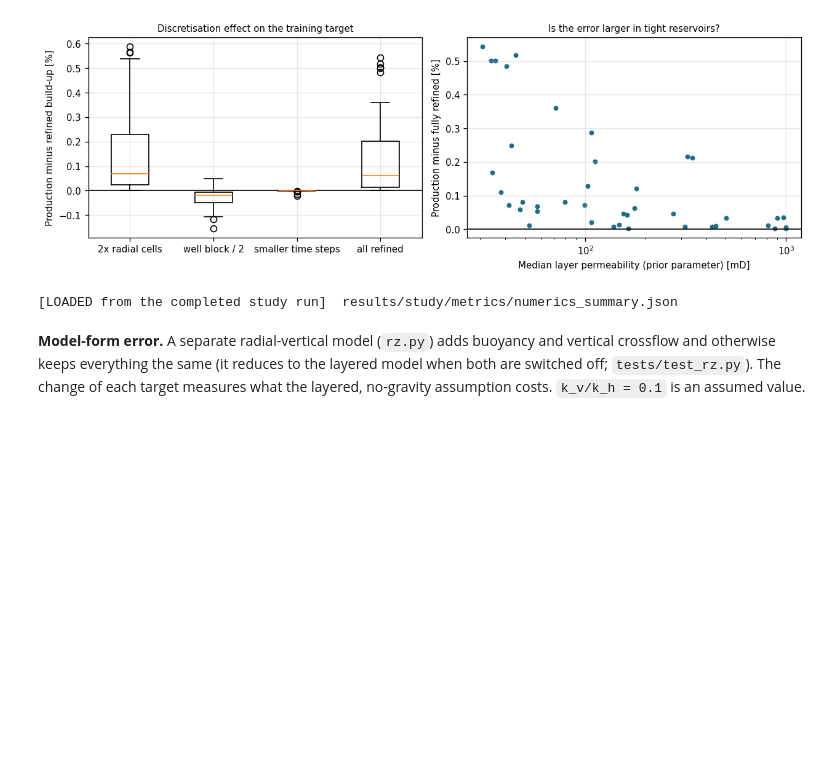
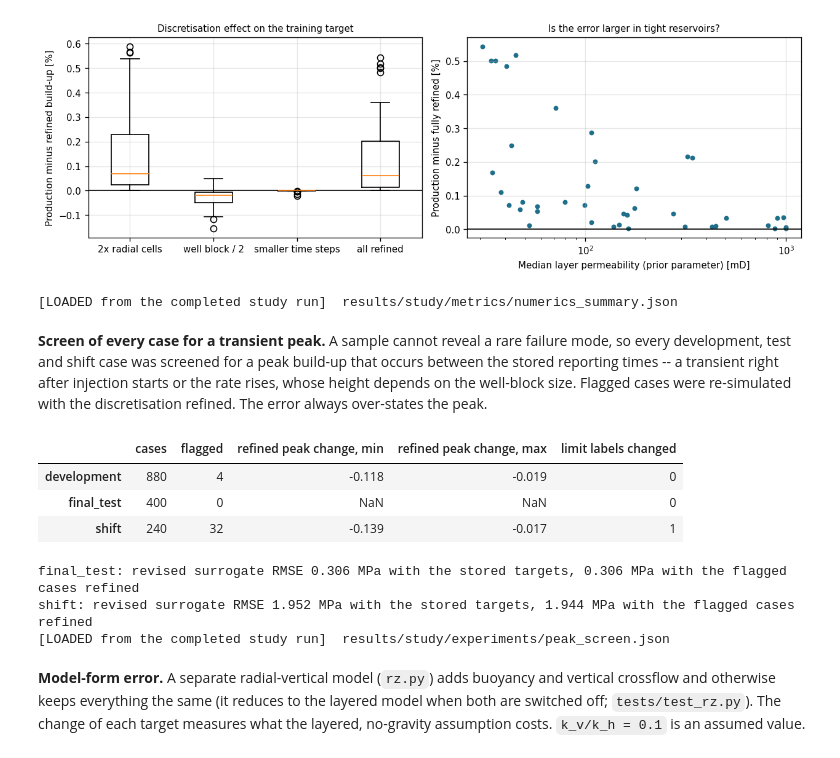
Before and after one commit to abdelghafarfouda/manchester-msc-projects, a Jupyter notebook: advanced-subsurface-modelling/SubsurfaceML/notebooks/00_START_HERE.ipynb, the cells around one changed output. Cells and saved outputs as stored; diff of their text form; code cells hidden in the pictures; blank space fills up the shorter version.

```diff
--- a/advanced-subsurface-modelling/SubsurfaceML/notebooks/00_START_HERE.ipynb
+++ b/advanced-subsurface-modelling/SubsurfaceML/notebooks/00_START_HERE.ipynb
@@ -160,6 +160,31 @@ provenance('loaded', 'results/study/metrics/numerics_summary.json')
 pressure-limit labels changed by refinement: 0 of 41
 [figure]
 [LOADED from the completed study run]  results/study/metrics/numerics_summary.json
+# %% [markdown]
+**Screen of every case for a transient peak.** A sample cannot reveal a rare failure mode, so every development, test and shift case was screened for a peak build-up that occurs between the stored reporting times -- a transient right after injection starts or the rate rises, whose height depends on the well-block size. Flagged cases were re-simulated with the discretisation refined. The error always over-states the peak.
+# %%
+PS = json.loads((EXP/'peak_screen.json').read_text())
+rows = {}
+for s_, d_ in PS['sets'].items():
+    ch = [c['rel_change_fine'] for c in d_['flagged_cases']]
+    rows[s_] = {'cases': d_['n_cases'], 'flagged': d_['n_flagged'],
+               'refined peak change, min': min(ch) if ch else None,
+               'refined peak change, max': max(ch) if ch else None,
+               'limit labels changed': d_['n_limit_label_changes']}
+display(pd.DataFrame.from_dict(rows, orient='index').round(3))
+for s_ in ('final_test', 'shift'):
+    r_ = PS['sets'][s_]['revised_surrogate']
+    print(f"{s_}: revised surrogate RMSE {r_['stored_targets']['RMSE']:.3f} MPa with the stored "
+          f"targets, {r_['flagged_targets_refined']['RMSE']:.3f} MPa with the flagged cases refined")
+provenance('loaded', 'results/study/experiments/peak_screen.json')
+# %% [output]
+|  | cases | flagged | refined peak change, min | refined peak change, max | limit labels changed |
+| development | 880 | 4 | -0.118 | -0.019 | 0 |
+| final_test | 400 | 0 | NaN | NaN | 0 |
+| shift | 240 | 32 | -0.139 | -0.017 | 1 |
+final_test: revised surrogate RMSE 0.306 MPa with the stored targets, 0.306 MPa with the flagged cases refined
+shift: revised surrogate RMSE 1.952 MPa with the stored targets, 1.944 MPa with the flagged cases refined
+[LOADED from the completed study run]  results/study/experiments/peak_screen.json
 # %% [markdown]
 **Model-form error.** A separate radial-vertical model (`rz.py`) adds buoyancy and vertical crossflow and otherwise keeps everything the same (it reduces to the layered model when both are switched off; `tests/test_rz.py`). The change of each target measures what the layered, no-gravity assumption costs. `k_v/k_h = 0.1` is an assumed value.
 # %%
```
Also changed, not shown: 17 other files.
